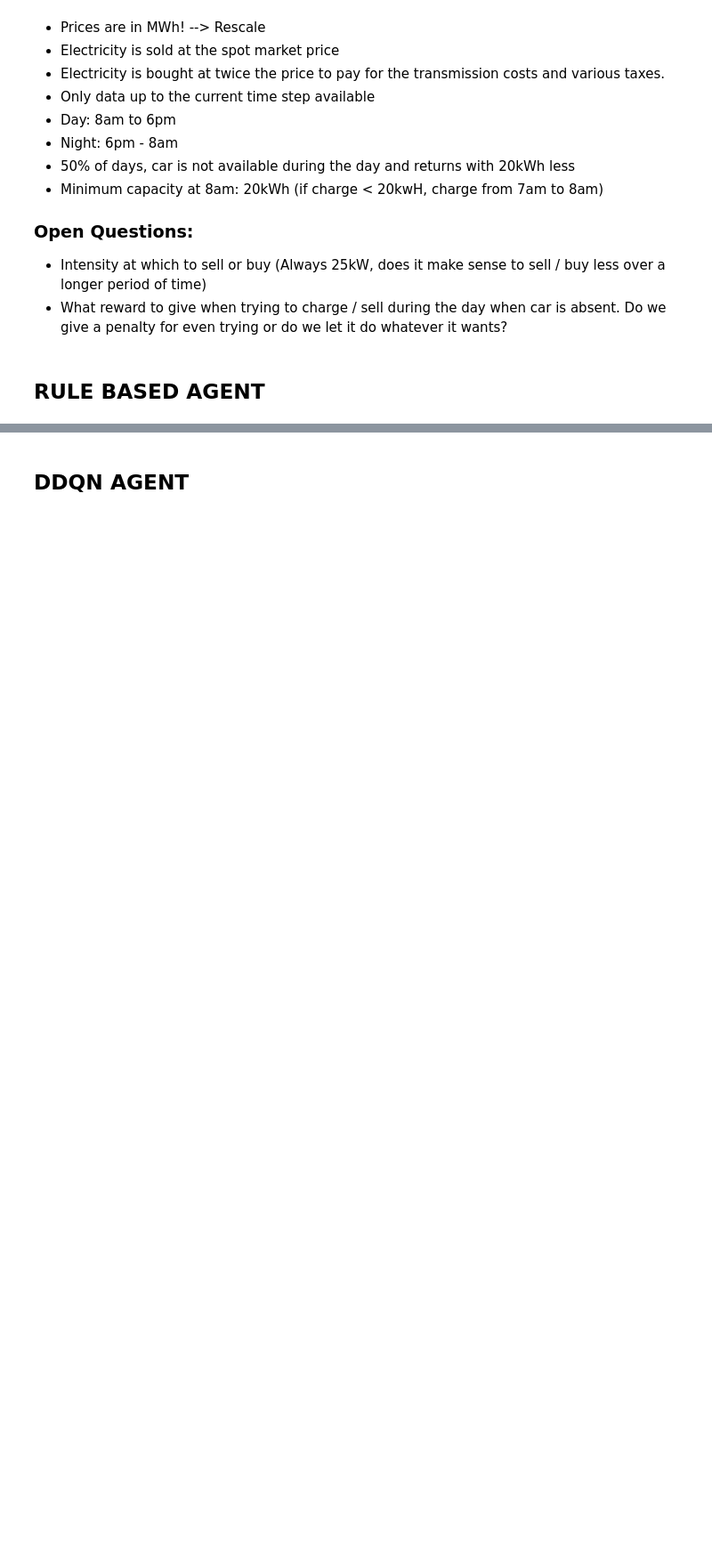
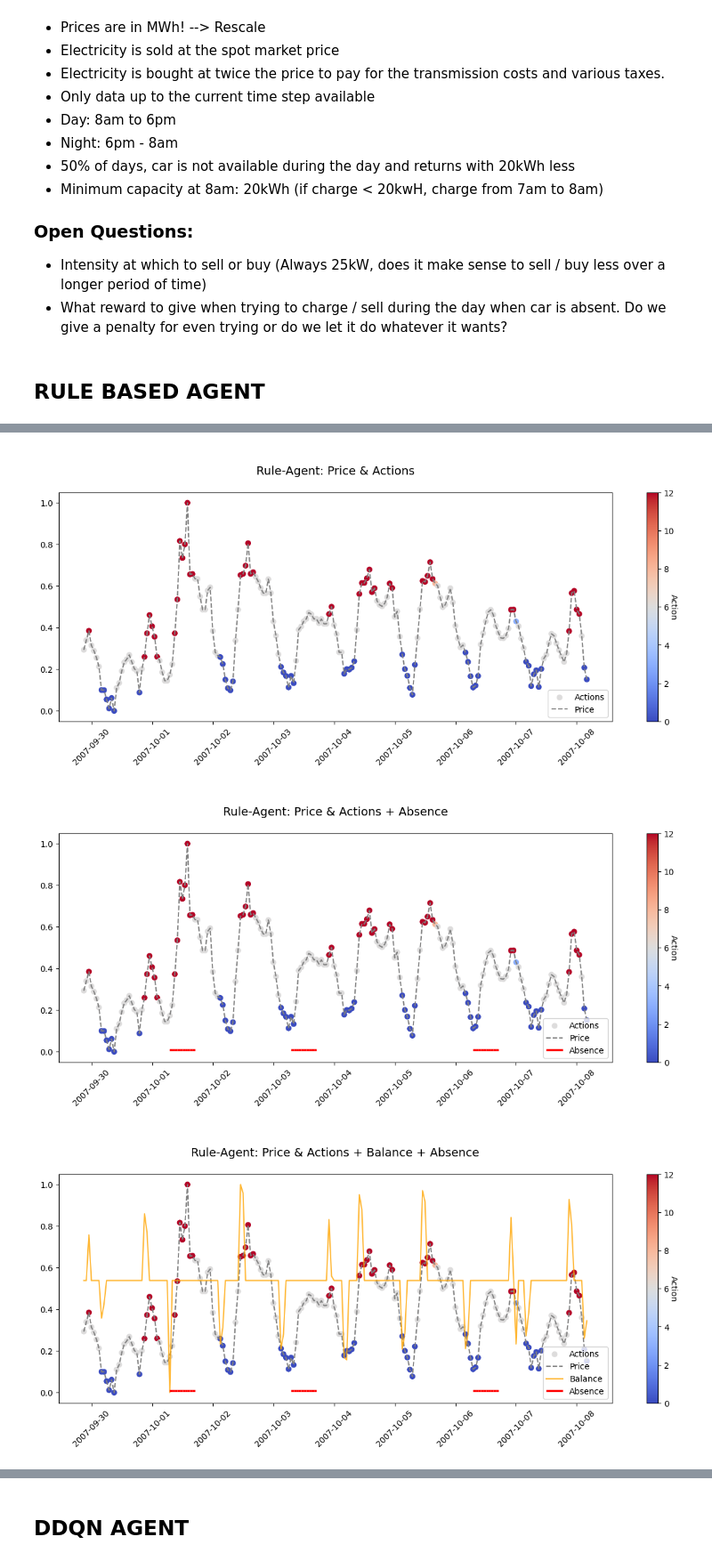
Before and after one commit to MaxFeucht/BatteryGrid, a Jupyter notebook: PRL.ipynb, the cells around one changed output, grey strips where cells are left out. Shown at 89% size. Drawn from its saved outputs; the diff is of its cells as text; code cells hidden in the pictures; blank space fills up the shorter version.

```diff
--- a/PRL.ipynb
+++ b/PRL.ipynb
@@ -84,0 +71,13 @@ plotter.plot_actions()
+# %%
+# Visualize Rule-Based Agent
+plot_range = (6500, 6700)
+
+plotter = Plotter(eval_rule, range = plot_range)
+plotter.plot_actions(battery = False, balance=False, absence = False)
+plotter.plot_actions(battery = False, balance=False, absence = True)
+plotter.plot_actions(battery = False, balance=True, absence = True)
+plotter.plot_actions(battery = True, balance=True, absence = True)
+# %% [output]
+[figure, added]
+[figure, added]
+[figure, added]
```
Also changed, not shown: parts of 10 cells of this notebook, 5 other files.
